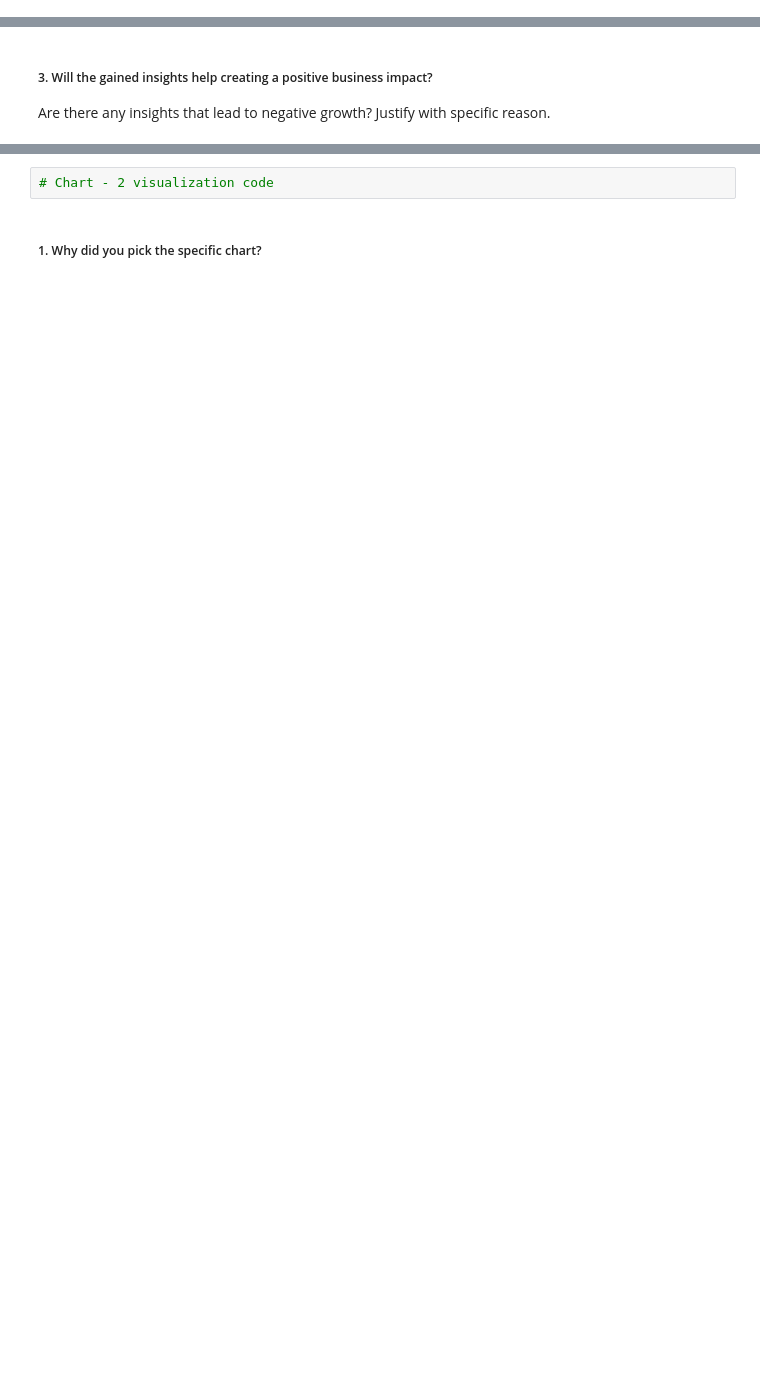
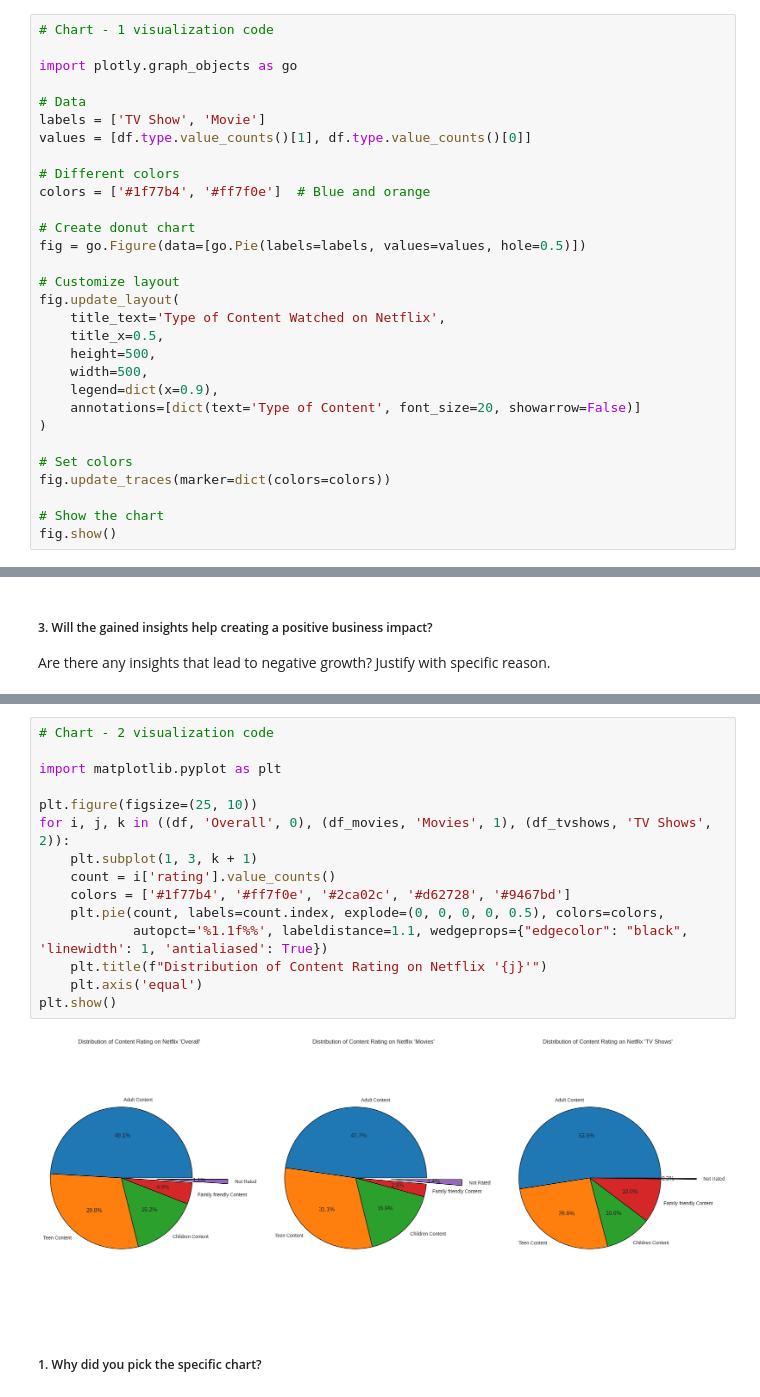
Before and after one commit to Amrit007-droid/Netflix_Movies_And_TvShows_Clustering_, a Jupyter notebook: Amrit_Saikia_Netflix_Movies_And_TvShows_Clustering_.ipynb, the cells around one changed output, grey strips where cells are left out. Cells and saved outputs as stored; diff of their text form; blank space fills up the shorter version.

```diff
--- a/Amrit_Saikia_Netflix_Movies_And_TvShows_Clustering_.ipynb
+++ b/Amrit_Saikia_Netflix_Movies_And_TvShows_Clustering_.ipynb
@@ -781,0 +838,30 @@ df.head()
+# %%
+# Chart - 1 visualization code
+
+import plotly.graph_objects as go
+
+# Data
+labels = ['TV Show', 'Movie']
+values = [df.type.value_counts()[1], df.type.value_counts()[0]]
+
+# Different colors
+colors = ['#1f77b4', '#ff7f0e']  # Blue and orange
+
+# Create donut chart
+fig = go.Figure(data=[go.Pie(labels=labels, values=values, hole=0.5)])
+
+# Customize layout
+fig.update_layout(
+    title_text='Type of Content Watched on Netflix',
+    title_x=0.5,
+    height=500,
+    width=500,
+    legend=dict(x=0.9),
+    annotations=[dict(text='Type of Content', font_size=20, showarrow=False)]
+)
+
+# Set colors
+fig.update_traces(marker=dict(colors=colors))
+
+# Show the chart
+fig.show()
@@ -797,4 +891,19 @@ Answer Here
-# %%
-# Chart - 2 visualization code
+# %%
+# Chart - 2 visualization code
+
+import matplotlib.pyplot as plt
+
+plt.figure(figsize=(25, 10))
+for i, j, k in ((df, 'Overall', 0), (df_movies, 'Movies', 1), (df_tvshows, 'TV Shows', 2)):
+    plt.subplot(1, 3, k + 1)
+    count = i['rating'].value_counts()
+    colors = ['#1f77b4', '#ff7f0e', '#2ca02c', '#d62728', '#9467bd']
+    plt.pie(count, labels=count.index, explode=(0, 0, 0, 0, 0.5), colors=colors,
+            autopct='%1.1f%%', labeldistance=1.1, wedgeprops={"edgecolor": "black", 'linewidth': 1, 'antialiased': True})
+    plt.title(f"Distribution of Content Rating on Netflix '{j}'")
+    plt.axis('equal')
+plt.show()
+# %% [output]
+[figure, added]
 # %% [markdown]
 ##### 1. Why did you pick the specific chart?
```
Also changed, not shown: parts of 20 cells of this notebook.
